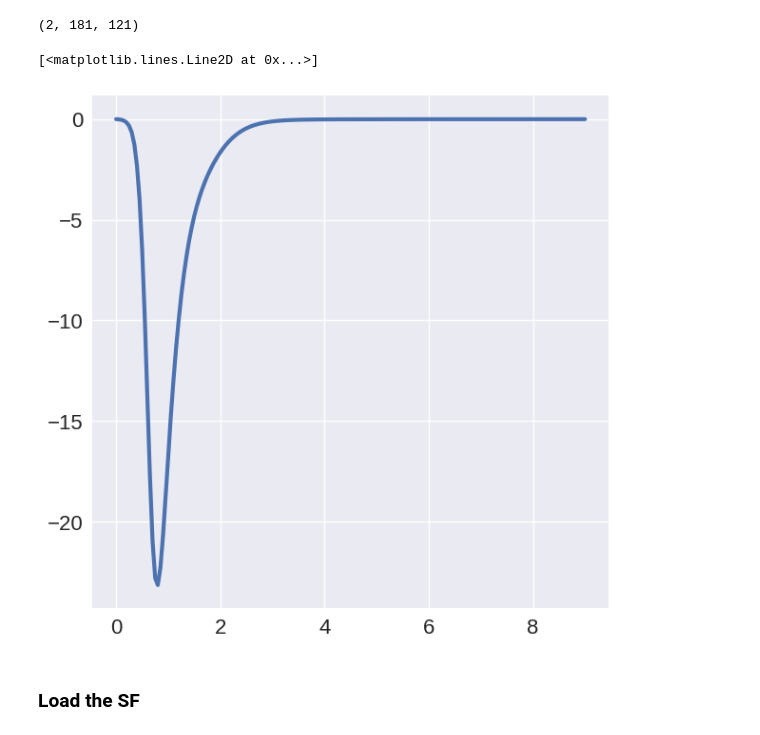
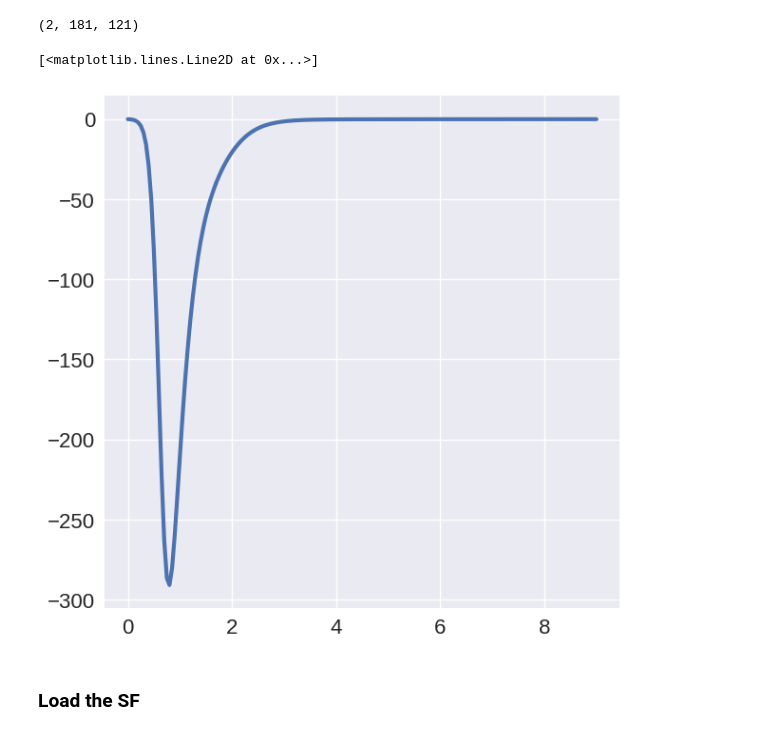
Before and after one commit to k-maslov/TMQGP, a Jupyter notebook: FromZhanduo/Untitled.ipynb, the cells around one changed output. Cells and saved outputs as stored; diff of their text form; code cells hidden in the pictures.

```diff
--- a/FromZhanduo/Untitled.ipynb
+++ b/FromZhanduo/Untitled.ipynb
@@ -32,10 +32,10 @@ reT = ds[0, :, :]
 erange_T = arange(0, 9.01, 0.05)
 qrange_T = arange(0, 6.01, 0.05)
 # %%
-plt.plot(erange_T, imT[:, 0])
+plt.plot(erange_T, 4*pi*imT[:, 0])
 # %% [output]
 [<matplotlib.lines.Line2D at 0x...>]
-[figure, old version]
+[figure, new version]
 # %% [markdown]
 ### Load the SF
 # %%
```
Also changed, not shown: parts of 8 cells of this notebook, 4 other files.
